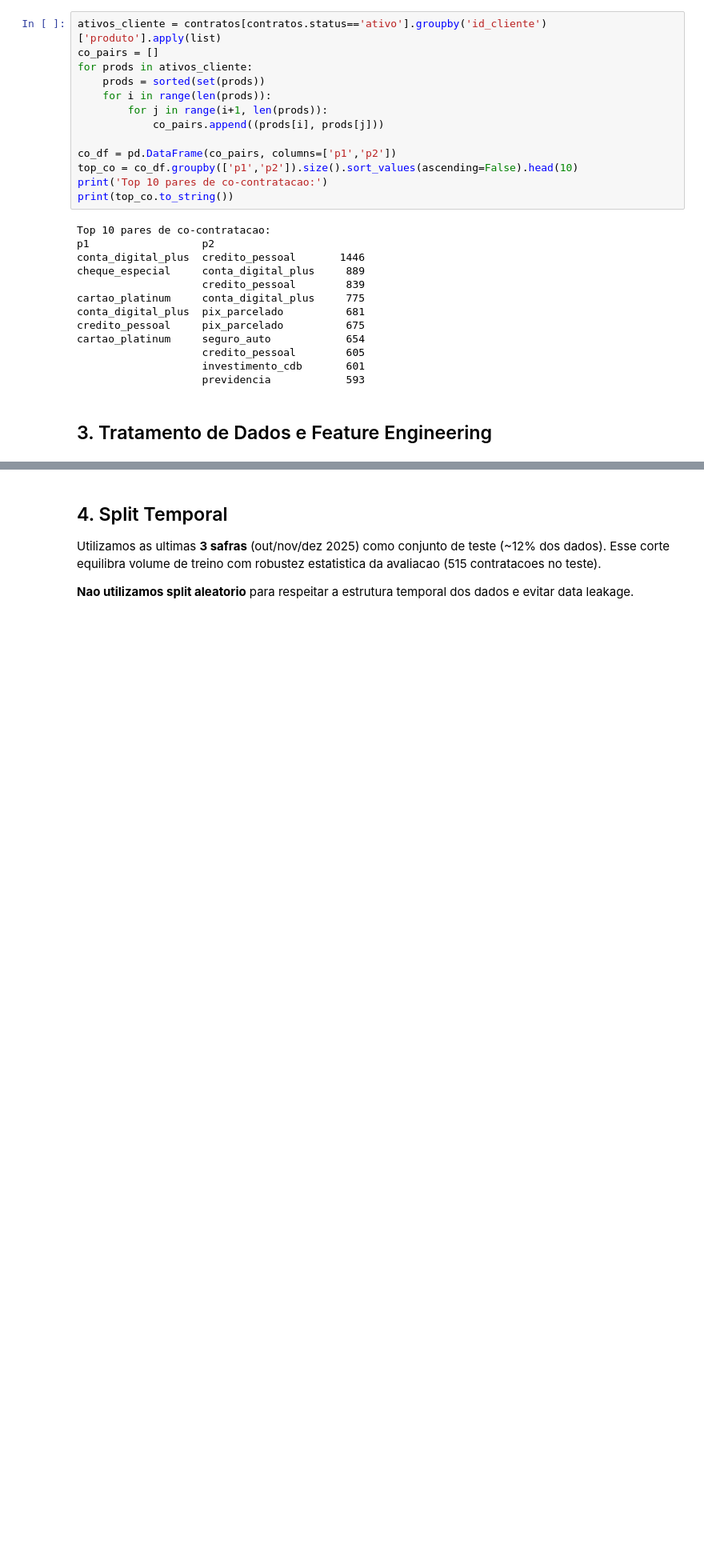
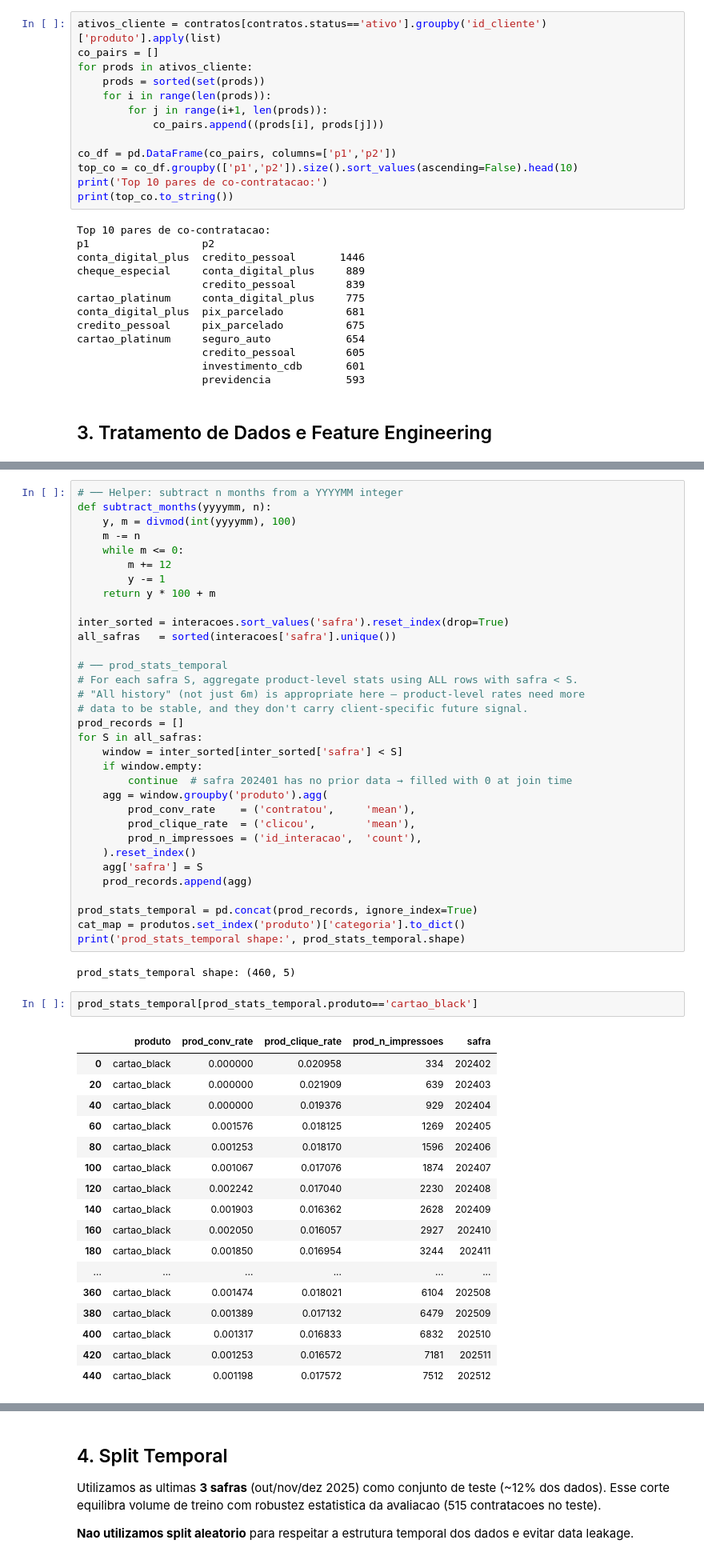
Before and after one commit to Cirokun/case-sistema-recomendacao-II, a Jupyter notebook: notebook_recomendacao.ipynb, the cells around one changed output, grey strips where cells are left out. Shown at 80% size. Drawn from its saved outputs; the diff is of its cells as text; blank space fills up the shorter version.

```diff
--- a/notebook_recomendacao.ipynb
+++ b/notebook_recomendacao.ipynb
@@ -259,0 +233,55 @@ Estatisticas de produto e historico cliente-produto calculados.
+# %%
+# ── Helper: subtract n months from a YYYYMM integer
+def subtract_months(yyyymm, n):
+    y, m = divmod(int(yyyymm), 100)
+    m -= n
+    while m <= 0:
+        m += 12
+        y -= 1
+    return y * 100 + m
+
+inter_sorted = interacoes.sort_values('safra').reset_index(drop=True)
+all_safras   = sorted(interacoes['safra'].unique())
+
+# ── prod_stats_temporal
+# For each safra S, aggregate product-level stats using ALL rows with safra < S.
+# "All history" (not just 6m) is appropriate here — product-level rates need more
+# data to be stable, and they don't carry client-specific future signal.
+prod_records = []
+for S in all_safras:
+    window = inter_sorted[inter_sorted['safra'] < S]
+    if window.empty:
+        continue  # safra 202401 has no prior data → filled with 0 at join time
+    agg = window.groupby('produto').agg(
+        prod_conv_rate    = ('contratou',     'mean'),
+        prod_clique_rate  = ('clicou',        'mean'),
+        prod_n_impressoes = ('id_interacao',  'count'),
+    ).reset_index()
+    agg['safra'] = S
+    prod_records.append(agg)
+
+prod_stats_temporal = pd.concat(prod_records, ignore_index=True)
+cat_map = produtos.set_index('produto')['categoria'].to_dict()
+print('prod_stats_temporal shape:', prod_stats_temporal.shape)
+# %% [output]
+prod_stats_temporal shape: (460, 5)
+# %%
+prod_stats_temporal[prod_stats_temporal.produto=='cartao_black']
+# %% [output]
+|  | produto | prod_conv_rate | prod_clique_rate | prod_n_impressoes | safra |
+| 0 | cartao_black | 0.000000 | 0.020958 | 334 | 202402 |
+| 20 | cartao_black | 0.000000 | 0.021909 | 639 | 202403 |
+| 40 | cartao_black | 0.000000 | 0.019376 | 929 | 202404 |
+| 60 | cartao_black | 0.001576 | 0.018125 | 1269 | 202405 |
+| 80 | cartao_black | 0.001253 | 0.018170 | 1596 | 202406 |
+| 100 | cartao_black | 0.001067 | 0.017076 | 1874 | 202407 |
+| 120 | cartao_black | 0.002242 | 0.017040 | 2230 | 202408 |
+| 140 | cartao_black | 0.001903 | 0.016362 | 2628 | 202409 |
+| 160 | cartao_black | 0.002050 | 0.016057 | 2927 | 202410 |
+| 180 | cartao_black | 0.001850 | 0.016954 | 3244 | 202411 |
+| ... | ... | ... | ... | ... | ... |
+| 360 | cartao_black | 0.001474 | 0.018021 | 6104 | 202508 |
+| 380 | cartao_black | 0.001389 | 0.017132 | 6479 | 202509 |
+| 400 | cartao_black | 0.001317 | 0.016833 | 6832 | 202510 |
+| 420 | cartao_black | 0.001253 | 0.016572 | 7181 | 202511 |
+| 440 | cartao_black | 0.001198 | 0.017572 | 7512 | 202512 |
```
Also changed, not shown: parts of 19 cells of this notebook, 2 other files.
